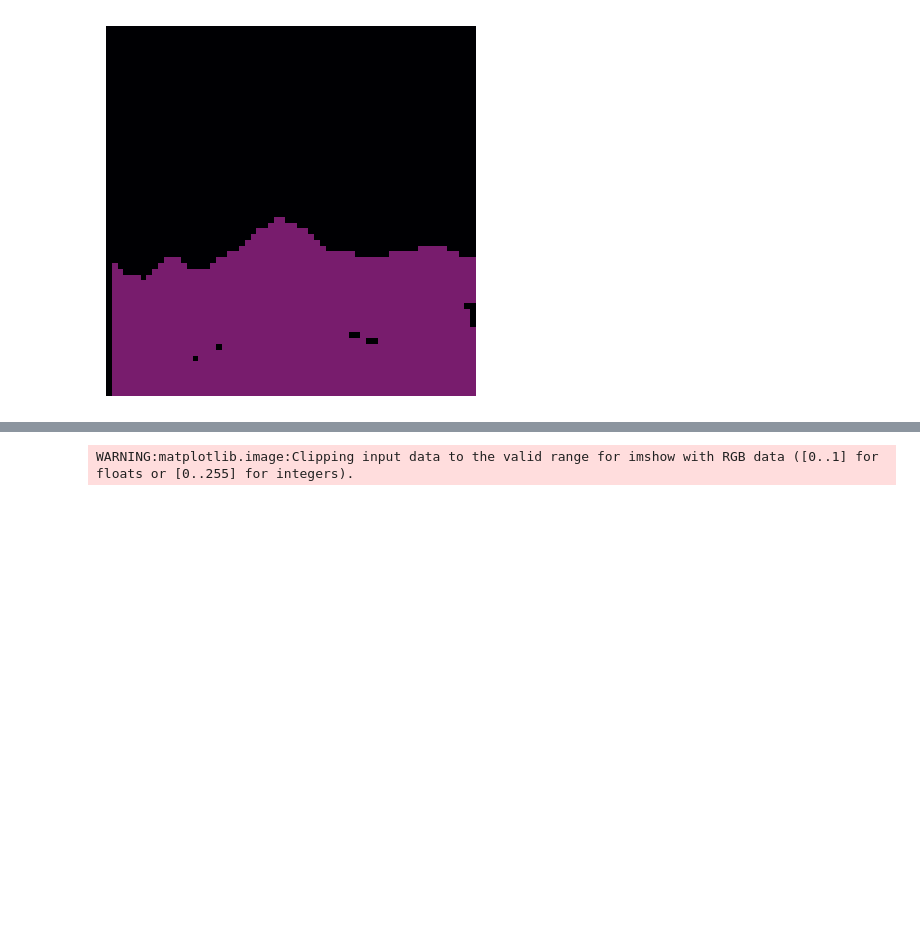
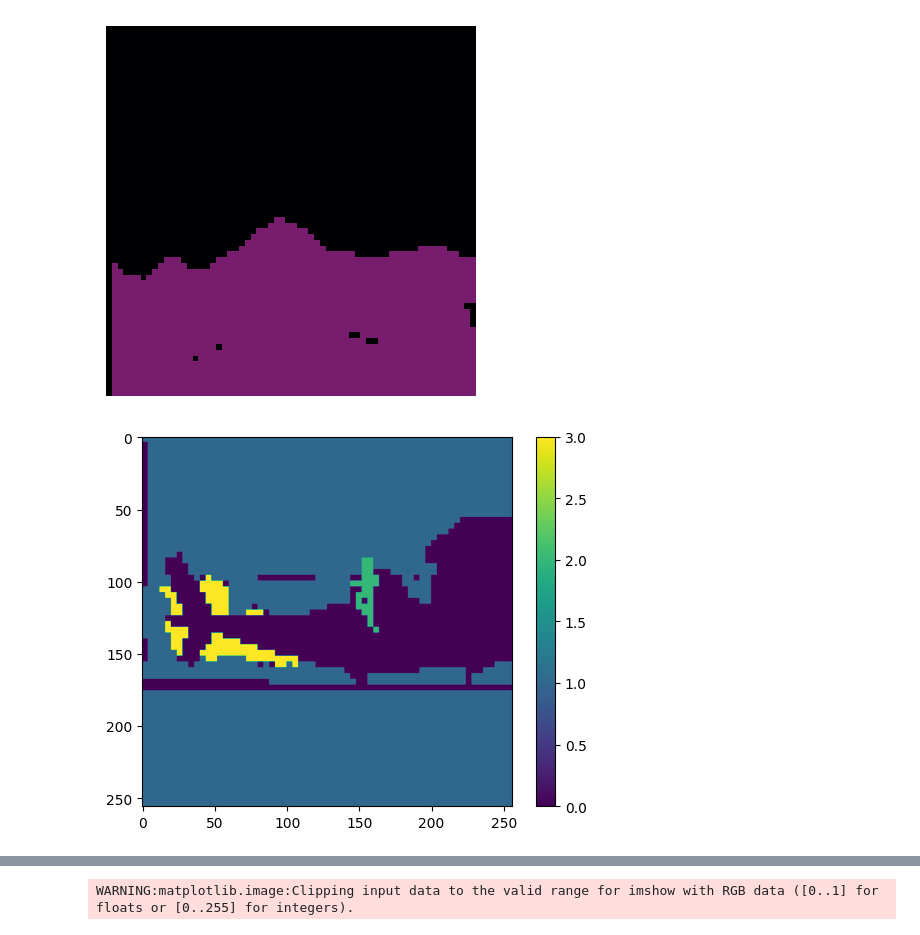
Before and after one commit to Gulio357/ComputerVision_Semantic_Segmentation, a Jupyter notebook: lora_ade.ipynb, the cells around one changed output, grey strips where cells are left out. Drawn from its saved outputs; the diff is of its cells as text; code cells hidden in the pictures; blank space fills up the shorter version.

```diff
--- a/lora_ade.ipynb
+++ b/lora_ade.ipynb
@@ -177,7 +183,10 @@ for epoch in range(num_epochs):
 
   pbar = tqdm(subset_dataset, desc=f"Epoch [{epoch + 1}/{num_epochs}]")
 
+  count = 0
+
   for image0, targets in pbar:
+    count += 1
     optimizer.zero_grad()
 
     image = F.interpolate(image0[None, :], size=(1024, 1024), mode='bilinear')
@@ -186,10 +195,11 @@ for epoch in range(num_epochs):
     target = targets[None, :]  # TODO: batch
     target_tensor = target.clone()
     batch_size, height, width = target_tensor.shape
-    one_hot_target = torch.zeros(batch_size, 4, height, width).to(target_tensor.device)
-    one_hot_target.scatter_(1, target_tensor.unsqueeze(1), 1)
-    selected_target = one_hot_target
-    selected_target = selected_target[0, 0]
+    # one_hot_target = torch.zeros(batch_size, 4, height, width).to(target_tensor.device)
+    # one_hot_target.scatter_(1, target_tensor.unsqueeze(1), 1)
+    # selected_target = one_hot_target
+    # selected_target = selected_target[0, 0]
+    selected_target = target_tensor
 
     selected_target = selected_target.to(device)
 
@@ -212,13 +222,22 @@ for epoch in range(num_epochs):
                 image_pe=image_pe_scaled,
                 sparse_prompt_embeddings=sparse_embeddings,
                 dense_prompt_embeddings=dense_embeddings,
-                multimask_output=False,
+                # multimask_output=False,
+                multimask_output=True
             )
 
+    # print('selected_target: ', selected_target.shape)
+    selected_target = selected_target.float()
+    # selected_target = F.interpolate(selected_target[None, :], size=(256, 256), mode='bilinear')
+    selected_target = F.interpolate(selected_target.unsqueeze(0), scale_factor=4, mode='nearest')
+    # print('selected_target: ', selected_target.shape)
+    # print('selected_target: ', selected_target)
+    # print('low_res_masks: ', low_res_masks.shape)
+    selected_target = selected_target.long()
+    selected_target = selected_target.to(device)
 
-    selected_target = F.interpolate(selected_target[None, None, :], size=(256, 256), mode='bilinear')
-    # print('selected_target: ', selected_target.shape)
-    selected_target = selected_target.to(device)
+    # if count > 10:
+    #   break
 
     # # focal_loss = mask_focal_loss(low_res_masks, selected_target)
     # dice_loss = mask_dice_loss(low_res_masks, selected_target)
@@ -227,8 +246,10 @@ for epoch in range(num_epochs):
     # # loss = focal_loss + dice_loss + iou_loss
     # loss = dice_loss + iou_loss
 
-    # loss = criteria(low_res_masks, selected_target)
-    loss = mask_dice_loss(low_res_masks, selected_target)
+    low_res_masks = low_res_masks.permute(0, 2, 3, 1).reshape(-1, 4)
+    selected_target = selected_target.reshape(-1)
+    loss = criteria(low_res_masks, selected_target)
+    # loss = mask_dice_loss(low_res_masks, selected_target)
 
     loss.backward()
     optimizer.step()
@@ -248,3 +269,11 @@ for epoch in range(num_epochs):
     pbar.set_postfix({
               'Total Loss': f"{running_loss / (pbar.n + 1):.4e}"
           })
+# %%
+mask_gt_plot = selected_target[0, 0].cpu().detach().numpy()
+
+img = plt.imshow(mask_gt_plot)
+plt.colorbar(img)
+plt.show()
+# %% [output]
+[figure, added]
```
Also changed, not shown: parts of 16 cells of this notebook, 4 other files.
